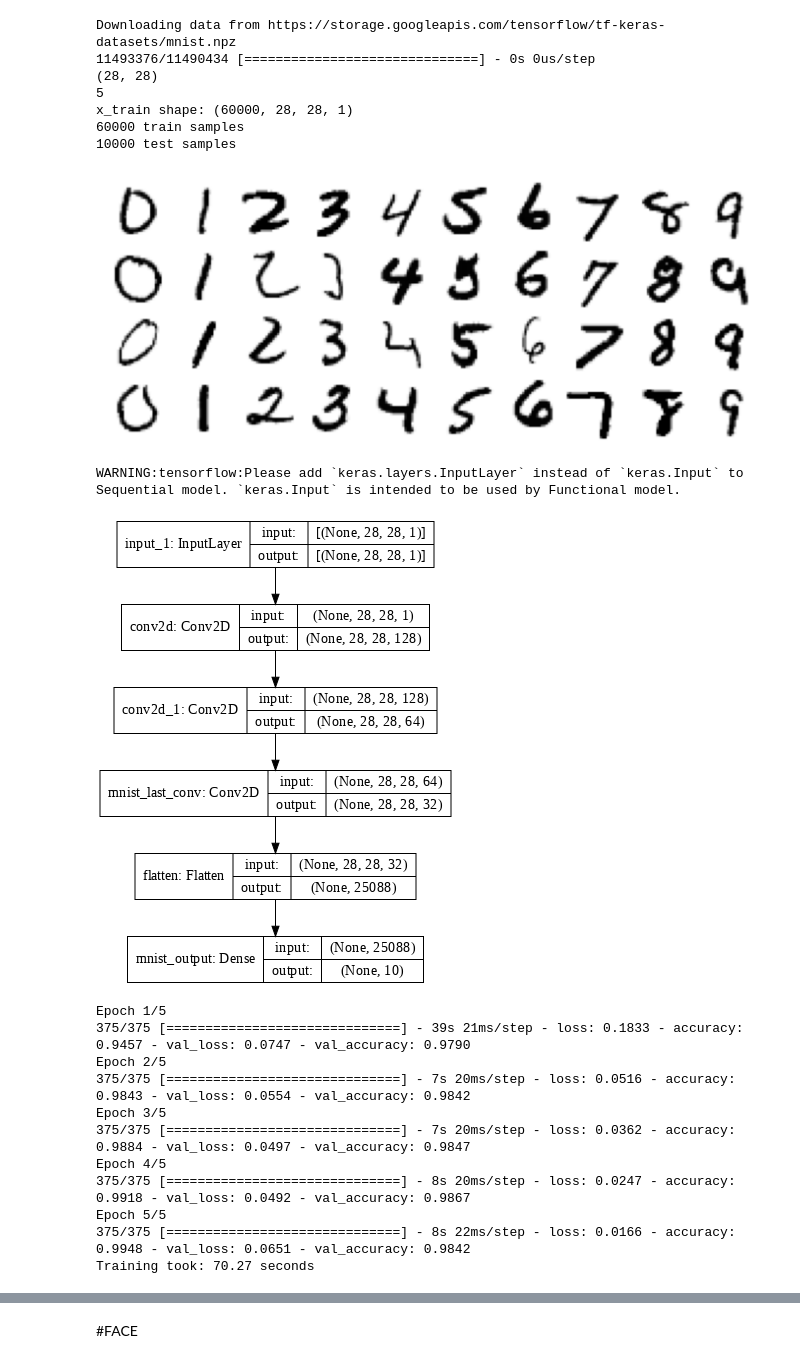
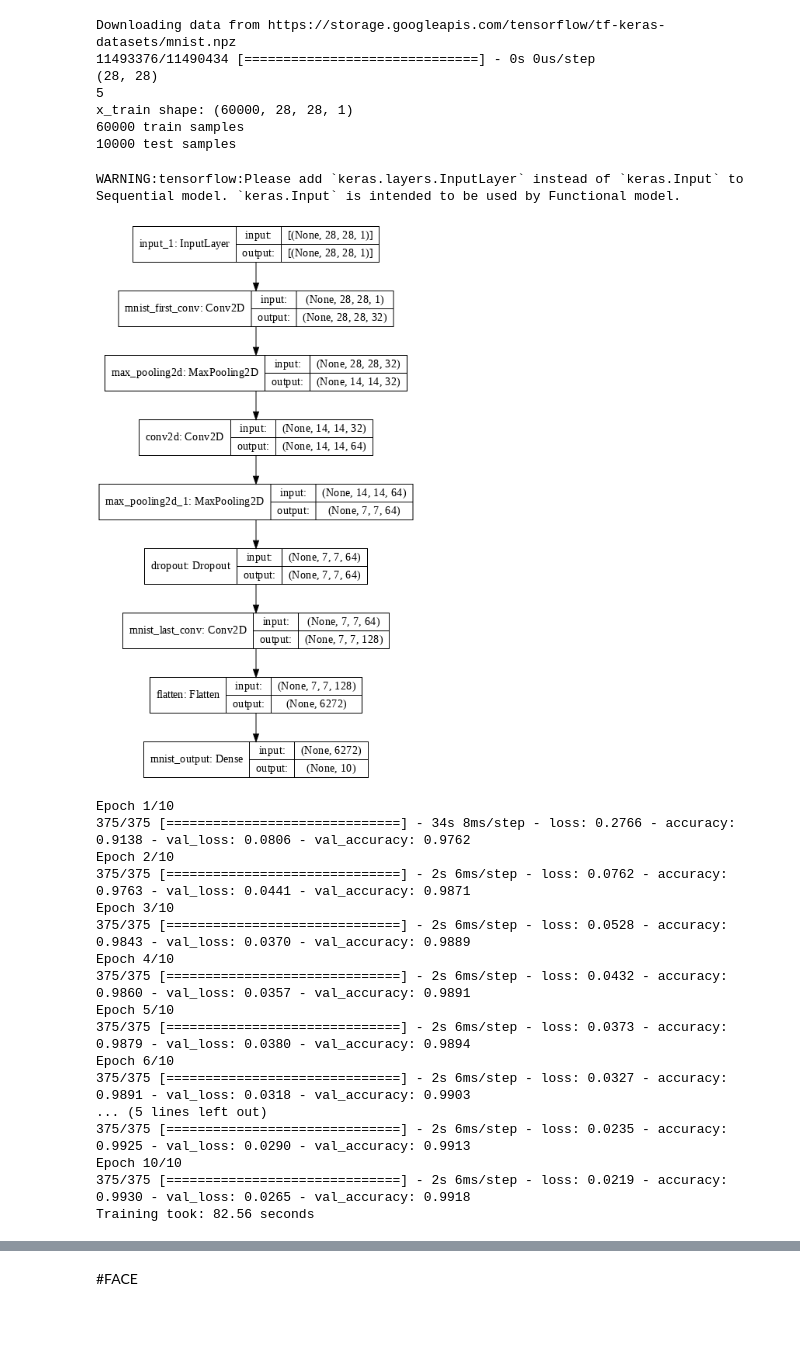
Before and after one commit to fsilvestrim/thesis, a Jupyter notebook: Geo_Cam.ipynb, the cells around one changed output, grey strips where cells are left out. Drawn from its saved outputs; the diff is of its cells as text; code cells hidden in the pictures; blank space fills up the shorter version.

```diff
--- a/Geo_Cam.ipynb
+++ b/Geo_Cam.ipynb
@@ -402,15 +414,17 @@ def create_mnist_model(name, input_shape, num_classes, train=None):
           # layers.Conv2D(filters=128, kernel_size=(3, 3), activation="relu", name="mnist_last_conv"),
 
           # V3
-          # layers.Conv2D(filters=32, kernel_size=(3, 3), padding="same", activation="relu", name="mnist_first_conv"),
-          # layers.Conv2D(filters=64, kernel_size=(3, 3), padding="same", activation="relu"),
-          # layers.MaxPooling2D(pool_size=(2, 2), strides=(2,2)),
-          # layers.Dropout(0.4),
+          layers.Conv2D(filters=32, kernel_size=(3, 3), padding="same", activation="relu", name="mnist_first_conv"),
+          layers.MaxPooling2D(pool_size=(2, 2), strides=(2,2)),
+          layers.Conv2D(filters=64, kernel_size=(3, 3), padding="same", activation="relu"),
+          layers.MaxPooling2D(pool_size=(2, 2), strides=(2,2)),
+          layers.Dropout(0.5),
+          layers.Conv2D(filters=128, kernel_size=(3, 3), padding="same", activation="relu", name="mnist_last_conv"),
 
           # V2
-          layers.Conv2D(filters=128, kernel_size=(3, 3), padding="same", activation="relu"),
-          layers.Conv2D(filters=64, kernel_size=(3, 3), padding="same", activation="relu"),
-          layers.Conv2D(filters=32, kernel_size=(3, 3), padding="same", activation="relu", name="mnist_last_conv"),
+          # layers.Conv2D(filters=128, kernel_size=(3, 3), padding="same", activation="relu"),
+          # layers.Conv2D(filters=64, kernel_size=(3, 3), padding="same", activation="relu"),
+          # layers.Conv2D(filters=32, kernel_size=(3, 3), padding="same", activation="relu", name="mnist_last_conv"),
 
           # second part
           layers.Flatten(),
@@ -430,45 +444,50 @@ x_train shape: (60000, 28, 28, 1)
 60000 train samples
 10000 test samples
 # %%
-img_list = []
-for i in range(4):
-  img_list.append([])
-  for j in range(mnist_num_classes):
-    decomposed_category = np.zeros(shape=(mnist_num_classes))
-    decomposed_category[j] = 1
-    idx = random.choice(np.argwhere(np.equal(mnist_test[1], decomposed_category).all(1)))
-    x, y, idx = get_sample(mnist_test, idx)
-    img_list[i].append(x)
+if False:
+  img_list = []
+  for i in range(4):
+    img_list.append([])
+    for j in range(mnist_num_classes):
+      decomposed_category = np.zeros(shape=(mnist_num_classes))
+      decomposed_category[j] = 1
+      idx = random.choice(np.argwhere(np.equal(mnist_test[1], decomposed_category).all(1)))
+      x, y, idx = get_sample(mnist_test, idx)
+      img_list[i].append(x)
 
-show_image_in_grid(np.asarray(img_list), mnist_shape, figsize=(12, 12), padding=0)
+  show_image_in_grid(np.asarray(img_list), mnist_shape, figsize=(12, 12), padding=0)
-# %% [output]
-[figure, removed]
 # %%
 model_mnist = create_mnist_model("gap_shallow", (*mnist_shape, 1), mnist_num_classes, mnist_train)
 # model_mnist, history_mnist = load_model("gap_shallow")
 
 display(keras.utils.plot_model(model_mnist, show_shapes=True, dpi=72))
 
 # train
 start_time = time.perf_counter()
-history_mnist = model_mnist.fit(mnist_train[0], mnist_train[1], batch_size=128, epochs=5, validation_split=0.2)
+history_mnist = model_mnist.fit(mnist_train[0], mnist_train[1], batch_size=128, epochs=10, validation_split=0.2)
 print("Training took: %.2f seconds" % (time.perf_counter() - start_time))
 # save_model(model_mnist, history_mnist, "gap_shallow")
 
 # evaluate
 score_mnist = model_mnist.evaluate(mnist_test[0], mnist_test[1], verbose=0)
 plot_model_score(score_mnist, history_mnist.history)
 # %% [output]
 WARNING:tensorflow:Please add `keras.layers.InputLayer` instead of `keras.Input` to Sequential model. `keras.Input` is intended to be used by Functional model.
-[figure, old version]
+[figure, new version]
-Epoch 1/5
-375/375 [==============================] - 39s 21ms/step - loss: 0.1833 - accuracy: 0.9457 - val_loss: 0.0747 - val_accuracy: 0.9790
-Epoch 2/5
-375/375 [==============================] - 7s 20ms/step - loss: 0.0516 - accuracy: 0.9843 - val_loss: 0.0554 - val_accuracy: 0.9842
-Epoch 3/5
-375/375 [==============================] - 7s 20ms/step - loss: 0.0362 - accuracy: 0.9884 - val_loss: 0.0497 - val_accuracy: 0.9847
-Epoch 4/5
-375/375 [==============================] - 8s 20ms/step - loss: 0.0247 - accuracy: 0.9918 - val_loss: 0.0492 - val_accuracy: 0.9867
-Epoch 5/5
-375/375 [==============================] - 8s 22ms/step - loss: 0.0166 - accuracy: 0.9948 - val_loss: 0.0651 - val_accuracy: 0.9842
-Training took: 70.27 seconds
+Epoch 1/10
+375/375 [==============================] - 34s 8ms/step - loss: 0.2766 - accuracy: 0.9138 - val_loss: 0.0806 - val_accuracy: 0.9762
+Epoch 2/10
+375/375 [==============================] - 2s 6ms/step - loss: 0.0762 - accuracy: 0.9763 - val_loss: 0.0441 - val_accuracy: 0.9871
+Epoch 3/10
+375/375 [==============================] - 2s 6ms/step - loss: 0.0528 - accuracy: 0.9843 - val_loss: 0.0370 - val_accuracy: 0.9889
+Epoch 4/10
+375/375 [==============================] - 2s 6ms/step - loss: 0.0432 - accuracy: 0.9860 - val_loss: 0.0357 - val_accuracy: 0.9891
+Epoch 5/10
+375/375 [==============================] - 2s 6ms/step - loss: 0.0373 - accuracy: 0.9879 - val_loss: 0.0380 - val_accuracy: 0.9894
+Epoch 6/10
+375/375 [==============================] - 2s 6ms/step - loss: 0.0327 - accuracy: 0.9891 - val_loss: 0.0318 - val_accuracy: 0.9903
+... (5 lines left out)
+375/375 [==============================] - 2s 6ms/step - loss: 0.0235 - accuracy: 0.9925 - val_loss: 0.0290 - val_accuracy: 0.9913
+Epoch 10/10
+375/375 [==============================] - 2s 6ms/step - loss: 0.0219 - accuracy: 0.9930 - val_loss: 0.0265 - val_accuracy: 0.9918
+Training took: 82.56 seconds
```
Also changed, not shown: parts of 27 cells of this notebook.
